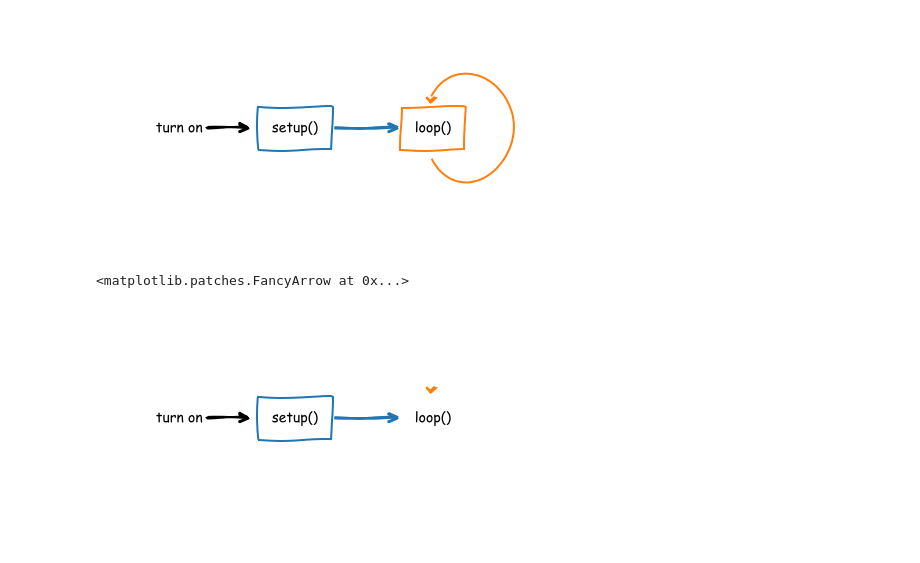
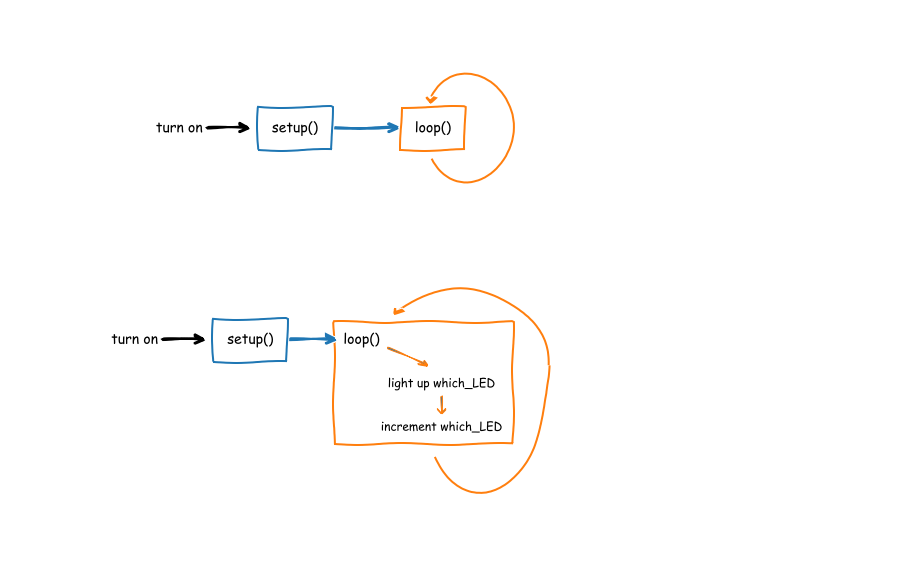
Before and after one commit to qbead/qbeadWebsite, a Jupyter notebook: projectfiles/programmed_animations/loop_figure_and_order_of_ops.ipynb, the cells around one changed output. Cells and saved outputs as stored; diff of their text form; code cells hidden in the pictures.

```diff
--- a/projectfiles/programmed_animations/loop_figure_and_order_of_ops.ipynb
+++ b/projectfiles/programmed_animations/loop_figure_and_order_of_ops.ipynb
@@ -350,7 +389,7 @@ txt_h = 1.2
 txt_and_pad = txt_h + 2*bg_pad
 alpha = 0.25
 
-x,y = 15,25
+x,y = 10,35
 y_step = txt_and_pad*2.2
 y_interm_step = y_step*0.75
 
@@ -362,39 +401,78 @@ plt.text(x-10,y, "turn on", color='black',
         )
 
 plt.arrow(x-4.2, y+1, 4.5, 0,
           linewidth=2,
           head_width=2, head_length=1, overhang=1, ec='black',length_includes_head=True)
 
 
 plt.text(x+3,y, "setup()", color='black',
          #horizontalalignment='center',
          #verticalalignment='center',
          bbox=dict(facecolor='none', edgecolor='C0', pad=pad, lineWidth=2)
         )
 
-plt.arrow(x+10, y+1, 7, 0,
+plt.arrow(x+10, y+1, 5, 0,
           linewidth=2,
           head_width=2, head_length=1, overhang=1, ec='C0',length_includes_head=True)
 
-plt.text(x+19,y, "loop()", color='black',
+plt.text(x+16,y, "loop()", color='black',
          #horizontalalignment='center',
          #verticalalignment='center',
          #bbox=dict(facecolor='none', edgecolor='C1', pad=pad, lineWidth=2)
         )
 
-t = 30
-a = patches.Arc((x+25,y+1),10,25,angle=0,theta1=270-t,theta2=90+t,
+plt.arrow(x+16+5,y-1, 11/2.5, -10/2.5,
+          linewidth=1,
+          linestyle='-',
+          zorder=100,
+          head_width=1, head_length=1, overhang=1, ec='C1',length_includes_head=True)
+
+
+plt.text(x+27,y-10, "light up which_LED", color='black',
+         horizontalalignment='center',
+         fontsize=12,
+         #verticalalignment='center',
+         #bbox=dict(facecolor='none', edgecolor='C1', pad=pad, lineWidth=2)
+        )
+
+plt.arrow(x+27,y-12, 0, -4,
+          linewidth=1,
+          linestyle='-',
+          zorder=100,
+          head_width=1, head_length=1, overhang=1, ec='C1',length_includes_head=True)
+
+
+plt.text(x+27,y-20, "increment which_LED", color='black',
+         horizontalalignment='center',
+         fontsize=12,
+         #verticalalignment='center',
+         #bbox=dict(facecolor='none', edgecolor='C1', pad=pad, lineWidth=2)
+        )
+
+
+rx, ry = 20,28
+rect = Rectangle((x+15, y-ry+5), rx, ry, facecolor ='none',linewidth=2,edgecolor='C1')
+ax.add_patch(rect)
+
+
+t = 28
+a = patches.Arc((x+29,y-5),20,35,angle=0,theta1=0,theta2=90+t,
                 linewidth=2,
                 color='C1'
                )
-#plt.gca().add_patch(a)
+plt.gca().add_patch(a)
+a = patches.Arc((x+31.5,y-5),15,59,angle=0,theta1=270-t/2,theta2=0,
+                linewidth=2,
+                color='C1'
+               )
+plt.gca().add_patch(a)
 
-plt.arrow(x+20.8,y+7, 0, -0.01,
+plt.arrow(x+21.8,y+7, -0.005, -0.01,
           linewidth=2,
           zorder=100,
           head_width=1, head_length=1, overhang=1, ec='C1',length_includes_head=True)
 
-#plt.savefig("start_setup_loop_anim.png",dpi=600,bbox_inches='tight')
+
+plt.savefig("start_setup_loop_anim.svg",dpi=600,bbox_inches='tight')
 # %% [output]
-<matplotlib.patches.FancyArrow at 0x...>
-[figure, old version]
+[figure, new version]
```
Also changed, not shown: parts of 7 cells of this notebook, 9 other files.
